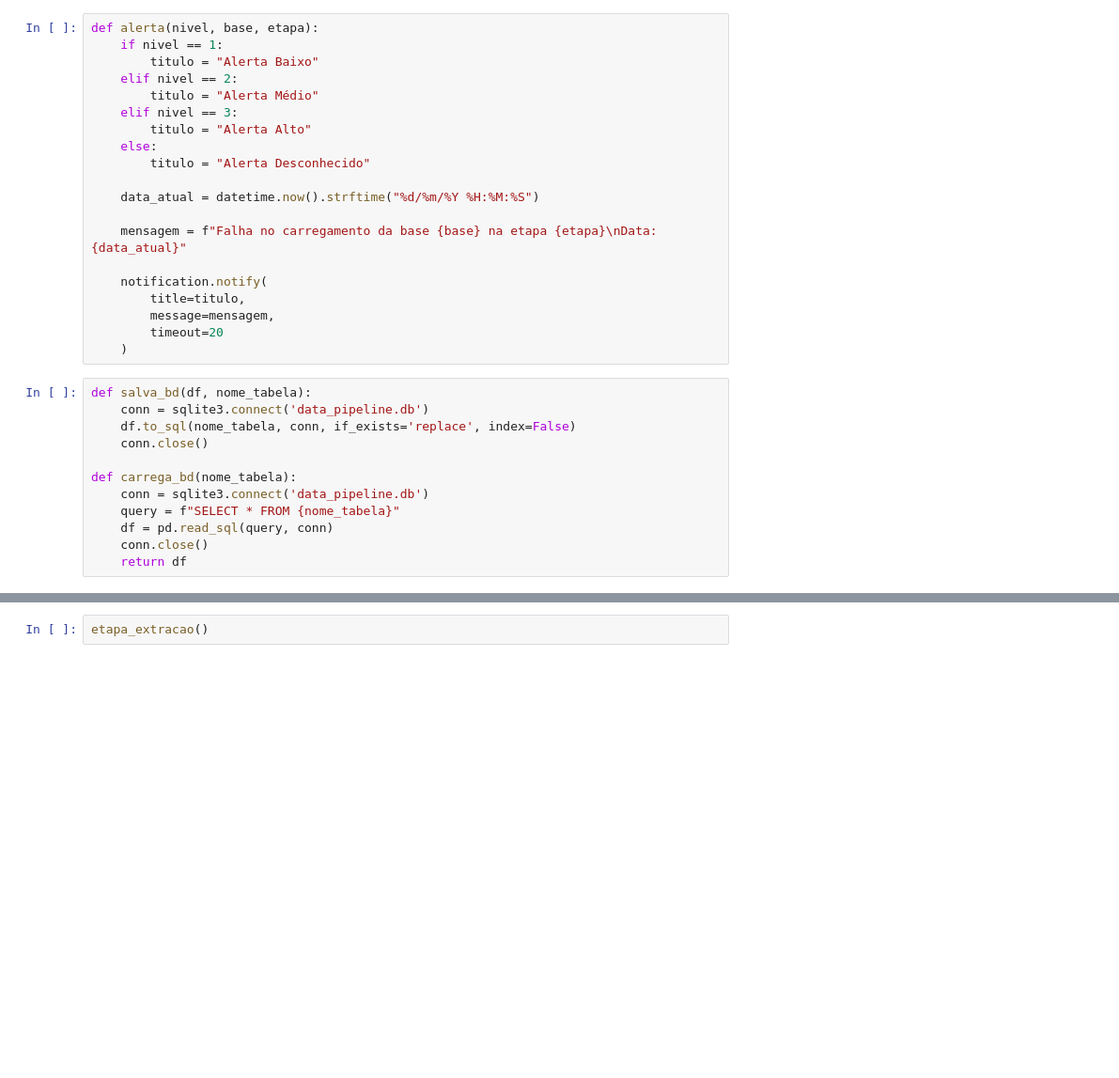
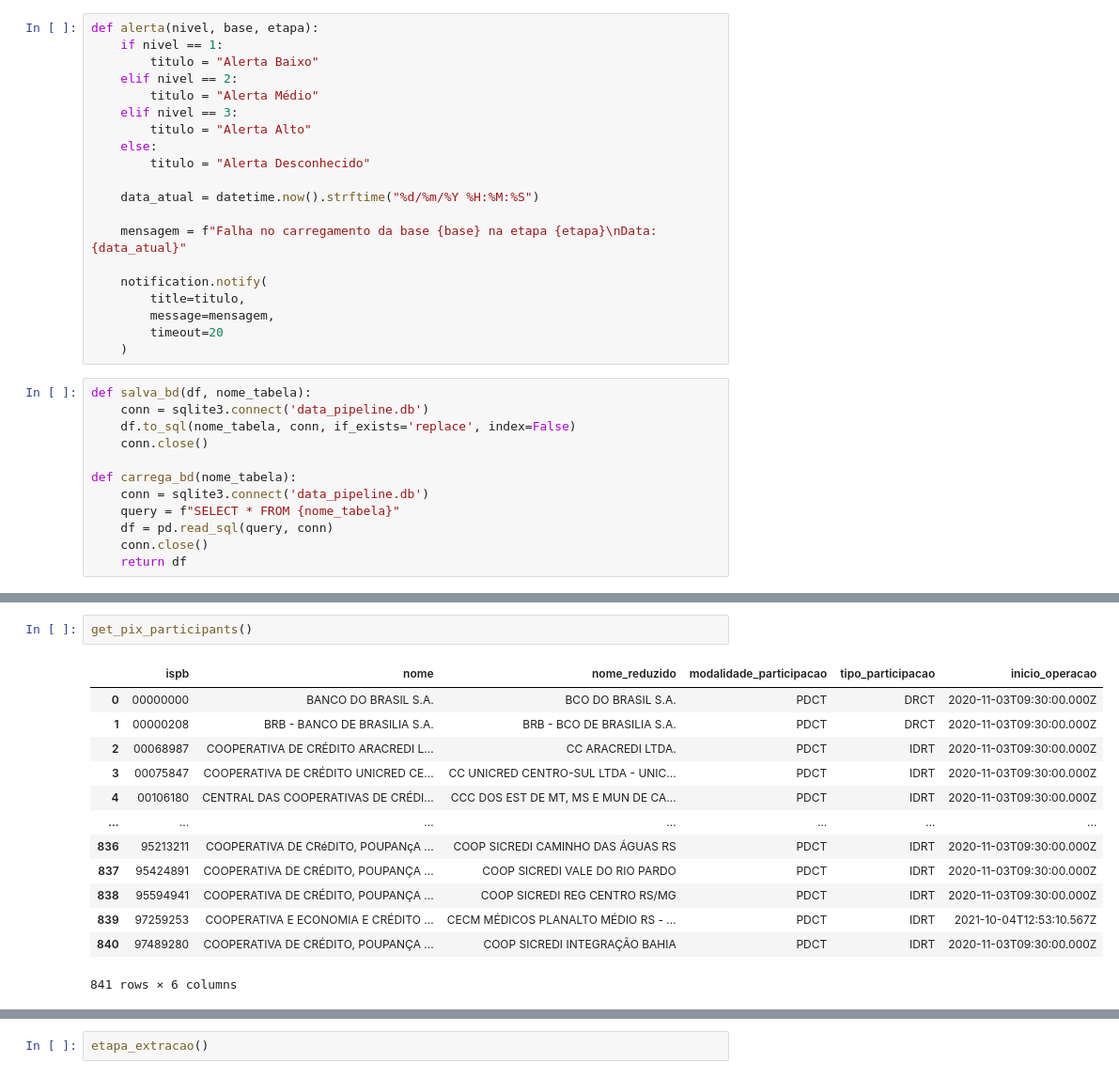
Before and after one commit to JoaoVinicius1904/CoderHouse, a Jupyter notebook: Projeto_Final.ipynb, the cells around one changed output, grey strips where cells are left out. Shown: that part at 94% size. Saved outputs shown, nothing was run; the diff lists cells and outputs as text; blank space fills up the shorter version.

```diff
--- a/Projeto_Final.ipynb
+++ b/Projeto_Final.ipynb
@@ -85,0 +102,16 @@ def etapa_extracao():
+# %%
+get_pix_participants()
+# %% [output]
+|  | ispb | nome | nome_reduzido | modalidade_participacao | tipo_participacao | inicio_operacao |
+| 0 | 00000000 | BANCO DO BRASIL S.A. | BCO DO BRASIL S.A. | PDCT | DRCT | 2020-11-03T09:30:00.000Z |
+| 1 | 00000208 | BRB - BANCO DE BRASILIA S.A. | BRB - BCO DE BRASILIA S.A. | PDCT | DRCT | 2020-11-03T09:30:00.000Z |
+| 2 | 00068987 | COOPERATIVA DE CRÉDITO ARACREDI L... | CC ARACREDI LTDA. | PDCT | IDRT | 2020-11-03T09:30:00.000Z |
+| 3 | 00075847 | COOPERATIVA DE CRÉDITO UNICRED CE... | CC UNICRED CENTRO-SUL LTDA - UNIC... | PDCT | IDRT | 2020-11-03T09:30:00.000Z |
+| 4 | 00106180 | CENTRAL DAS COOPERATIVAS DE CRÉDI... | CCC DOS EST DE MT, MS E MUN DE CA... | PDCT | IDRT | 2020-11-03T09:30:00.000Z |
+| ... | ... | ... | ... | ... | ... | ... |
+| 836 | 95213211 | COOPERATIVA DE CRéDITO, POUPANçA ... | COOP SICREDI CAMINHO DAS ÁGUAS RS | PDCT | IDRT | 2020-11-03T09:30:00.000Z |
+| 837 | 95424891 | COOPERATIVA DE CRÉDITO, POUPANÇA ... | COOP SICREDI VALE DO RIO PARDO | PDCT | IDRT | 2020-11-03T09:30:00.000Z |
+| 838 | 95594941 | COOPERATIVA DE CRÉDITO, POUPANÇA ... | COOP SICREDI REG CENTRO RS/MG | PDCT | IDRT | 2020-11-03T09:30:00.000Z |
+| 839 | 97259253 | COOPERATIVA E ECONOMIA E CRÉDITO ... | CECM MÉDICOS PLANALTO MÉDIO RS - ... | PDCT | IDRT | 2021-10-04T12:53:10.567Z |
+| 840 | 97489280 | COOPERATIVA DE CRÉDITO, POUPANÇA ... | COOP SICREDI INTEGRAÇÃO BAHIA | PDCT | IDRT | 2020-11-03T09:30:00.000Z |
+841 rows × 6 columns
```
Also changed, not shown: parts of 7 cells of this notebook, 2 other files.
